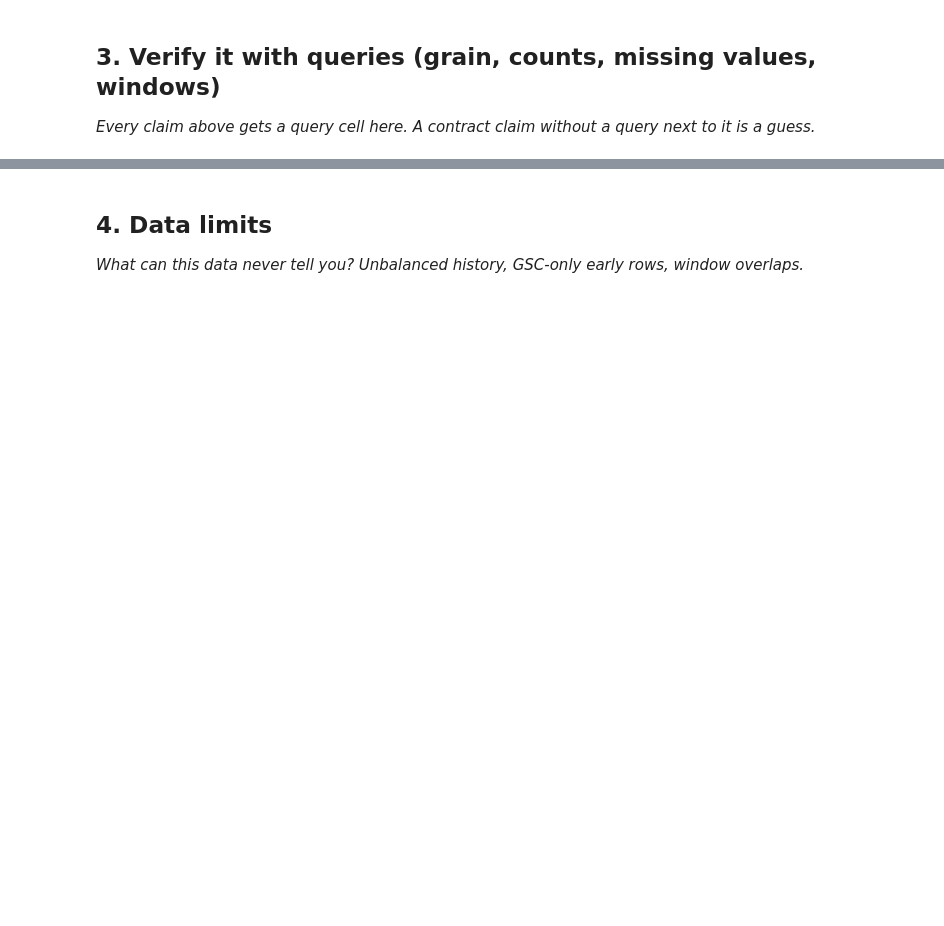
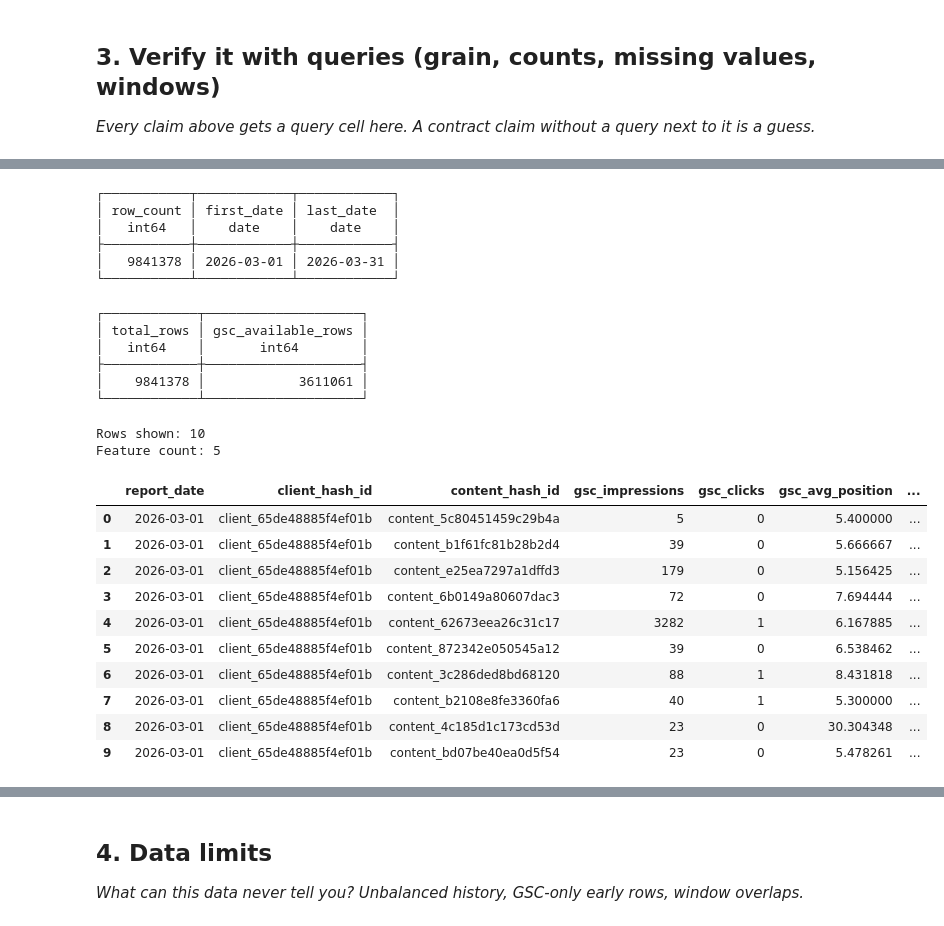
Before and after one commit to DevisriprasadSoma/MLflyrank, a Jupyter notebook: work/notebooks/w03_data_contract.ipynb, the cells around one changed output, grey strips where cells are left out. Cells and saved outputs as stored; diff of their text form; code cells hidden in the pictures; blank space fills up the shorter version.

```diff
--- a/work/notebooks/w03_data_contract.ipynb
+++ b/work/notebooks/w03_data_contract.ipynb
@@ -29,0 +100,80 @@ This skeleton is yours to fill. Work the sections **in order** — each one has
+# %%
+query2 = """
+SELECT
+    COUNT(*) AS row_count,
+    MIN(report_date) AS first_date,
+    MAX(report_date) AS last_date
+FROM read_parquet(
+    'hf://datasets/FlyRank/internship-warehouse/fact_content_daily_performance/**/*.parquet'
+)
+WHERE month = '2026-03'
+"""
+
+print(con.sql(query2))
+# %% [output]
+┌───────────┬────────────┬────────────┐
+│ row_count │ first_date │ last_date  │
+│   int64   │    date    │    date    │
+├───────────┼────────────┼────────────┤
+│   9841378 │ 2026-03-01 │ 2026-03-31 │
+└───────────┴────────────┴────────────┘
+# %%
+query3 = """
+SELECT
+    COUNT(*) AS total_rows,
+    COUNT(*) FILTER (
+        WHERE gsc_data_available IS TRUE
+    ) AS gsc_available_rows
+FROM read_parquet(
+    'hf://datasets/FlyRank/internship-warehouse/fact_content_daily_performance/**/*.parquet'
+)
+WHERE month = '2026-03'
+"""
+
+print(con.sql(query3))
+# %% [output]
+┌────────────┬────────────────────┐
+│ total_rows │ gsc_available_rows │
+│   int64    │       int64        │
+├────────────┼────────────────────┤
+│    9841378 │            3611061 │
+└────────────┴────────────────────┘
+# %%
+features_query = """
+SELECT
+    report_date,
+    client_hash_id,
+    content_hash_id,
+    gsc_impressions,
+    gsc_clicks,
+    gsc_avg_position,
+    ga4_engaged_sessions,
+    ga4_total_engagement_sec
+FROM read_parquet(
+    'hf://datasets/FlyRank/internship-warehouse/fact_content_daily_performance/**/*.parquet'
+)
+WHERE month = '2026-03'
+  AND gsc_data_available IS TRUE
+  AND ga4_data_available IS TRUE
+LIMIT 10
+"""
+
+feature_df = con.sql(features_query).df()
+
+print("Rows shown:", len(feature_df))
+print("Feature count:", 5)
+display(feature_df)
+# %% [output]
+Rows shown: 10
+Feature count: 5
+|  | report_date | client_hash_id | content_hash_id | gsc_impressions | gsc_clicks | gsc_avg_position | ... |
+| 0 | 2026-03-01 | client_65de48885f4ef01b | content_5c80451459c29b4a | 5 | 0 | 5.400000 | ... |
+| 1 | 2026-03-01 | client_65de48885f4ef01b | content_b1f61fc81b28b2d4 | 39 | 0 | 5.666667 | ... |
+| 2 | 2026-03-01 | client_65de48885f4ef01b | content_e25ea7297a1dffd3 | 179 | 0 | 5.156425 | ... |
+| 3 | 2026-03-01 | client_65de48885f4ef01b | content_6b0149a80607dac3 | 72 | 0 | 7.694444 | ... |
+| 4 | 2026-03-01 | client_65de48885f4ef01b | content_62673eea26c31c17 | 3282 | 1 | 6.167885 | ... |
+| 5 | 2026-03-01 | client_65de48885f4ef01b | content_872342e050545a12 | 39 | 0 | 6.538462 | ... |
+| 6 | 2026-03-01 | client_65de48885f4ef01b | content_3c286ded8bd68120 | 88 | 1 | 8.431818 | ... |
+| 7 | 2026-03-01 | client_65de48885f4ef01b | content_b2108e8fe3360fa6 | 40 | 1 | 5.300000 | ... |
+| 8 | 2026-03-01 | client_65de48885f4ef01b | content_4c185d1c173cd53d | 23 | 0 | 30.304348 | ... |
+| 9 | 2026-03-01 | client_65de48885f4ef01b | content_bd07be40ea0d5f54 | 23 | 0 | 5.478261 | ... |
```
Also changed, not shown: parts of 13 cells of this notebook.
